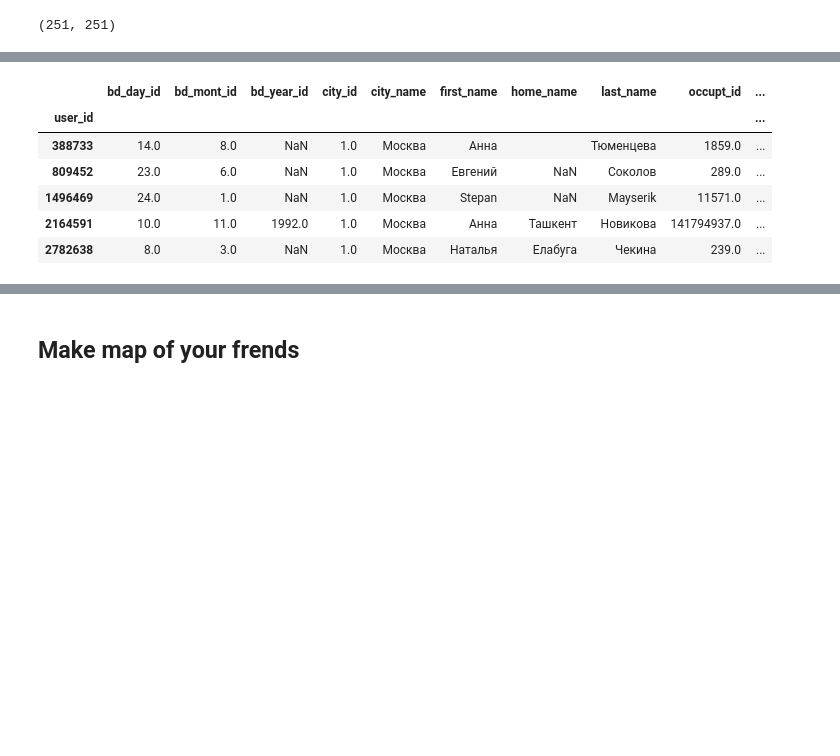
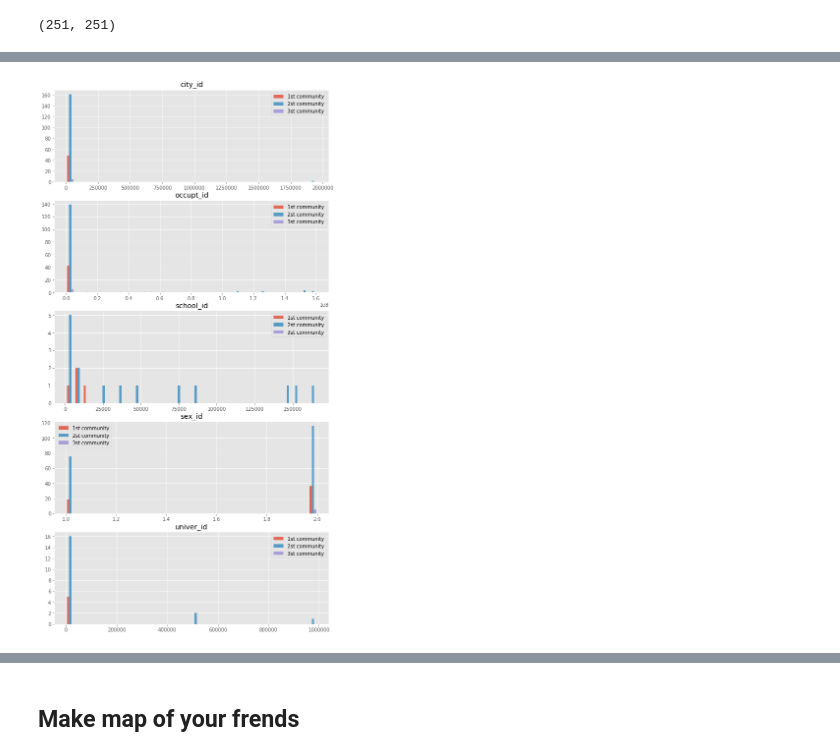
Before and after one commit to Tismoney/vk-graph, a Jupyter notebook: vk_api.ipynb, the cells around one changed output, grey strips where cells are left out. Cells and saved outputs as stored; diff of their text form; code cells hidden in the pictures; blank space fills up the shorter version.

Commit message:
Last version

```diff
--- a/vk_api.ipynb
+++ b/vk_api.ipynb
@@ -283,10 +283,30 @@ fig.savefig('info_user_id/graph_{}.png'.format(user_id), dpi=300)
-# %%
-df_info.set_index('user_id').loc[df_comm.reset_index().loc[np.array(clusters[0])]['users_id'].as_matrix()].head()
-# %% [output]
-|  | bd_day_id | bd_mont_id | bd_year_id | city_id | city_name | first_name | home_name | last_name | occupt_id | ... |
-| user_id |  |  |  |  |  |  |  |  |  | ... |
-| 388733 | 14.0 | 8.0 | NaN | 1.0 | Москва | Анна |  | Тюменцева | 1859.0 | ... |
-| 809452 | 23.0 | 6.0 | NaN | 1.0 | Москва | Евгений | NaN | Соколов | 289.0 | ... |
-| 1496469 | 24.0 | 1.0 | NaN | 1.0 | Москва | Stepan | NaN | Mayserik | 11571.0 | ... |
-| 2164591 | 10.0 | 11.0 | 1992.0 | 1.0 | Москва | Анна | Ташкент | Новикова | 141794937.0 | ... |
-| 2782638 | 8.0 | 3.0 | NaN | 1.0 | Москва | Наталья | Елабуга | Чекина | 239.0 | ... |
+# %%
+def make_hist(df_info, df_comm, clusters):
+    #Make new columns
+    df_info['comm_id'] = None
+    for cl in range(len(clusters)):
+        com_users_id = df_comm.reset_index().loc[np.array(clusters[cl])]['users_id'].as_matrix()
+        df_info.set_index('users_id', inplace=True)
+        df_info['comm_id'].loc[com_users_id] = cl
+        df_info.reset_index(inplace=True)
+
+
+    columns = ['city_id', 'occupt_id', 'school_id', 'sex_id', 'univer_id']
+    f, ax = plt.subplots(len(columns), 1, figsize=(10, 4*len(columns)))
+
+    for i, col in enumerate(columns):
+        ax[i].set_title(col)
+        data = []
+        labels = []
+        for comm in df_info['comm_id'].dropna().unique():
+            data.append(df_info[df_info['comm_id'] == comm][col].dropna())
+            labels.append(str(comm+1) + 'st community')
+
+        ax[i].hist(data, bins=30, alpha=0.8, label=labels)
+        ax[i].legend()
+
+    plt.show()
+# %%
+make_hist(df_info, df_comm, clusters)
+# %% [output]
+[figure, added]
```
Also changed, not shown: parts of 22 cells of this notebook.
